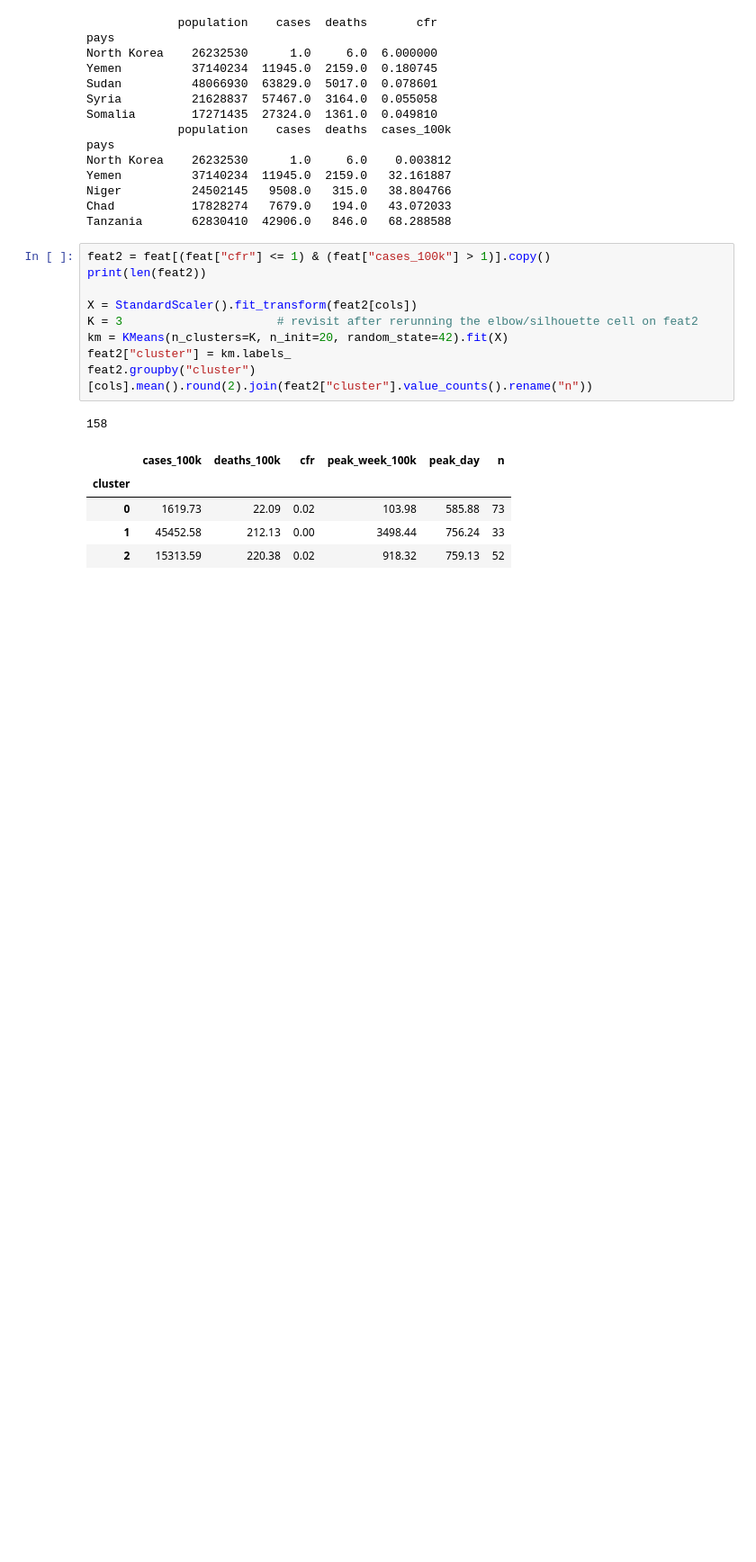
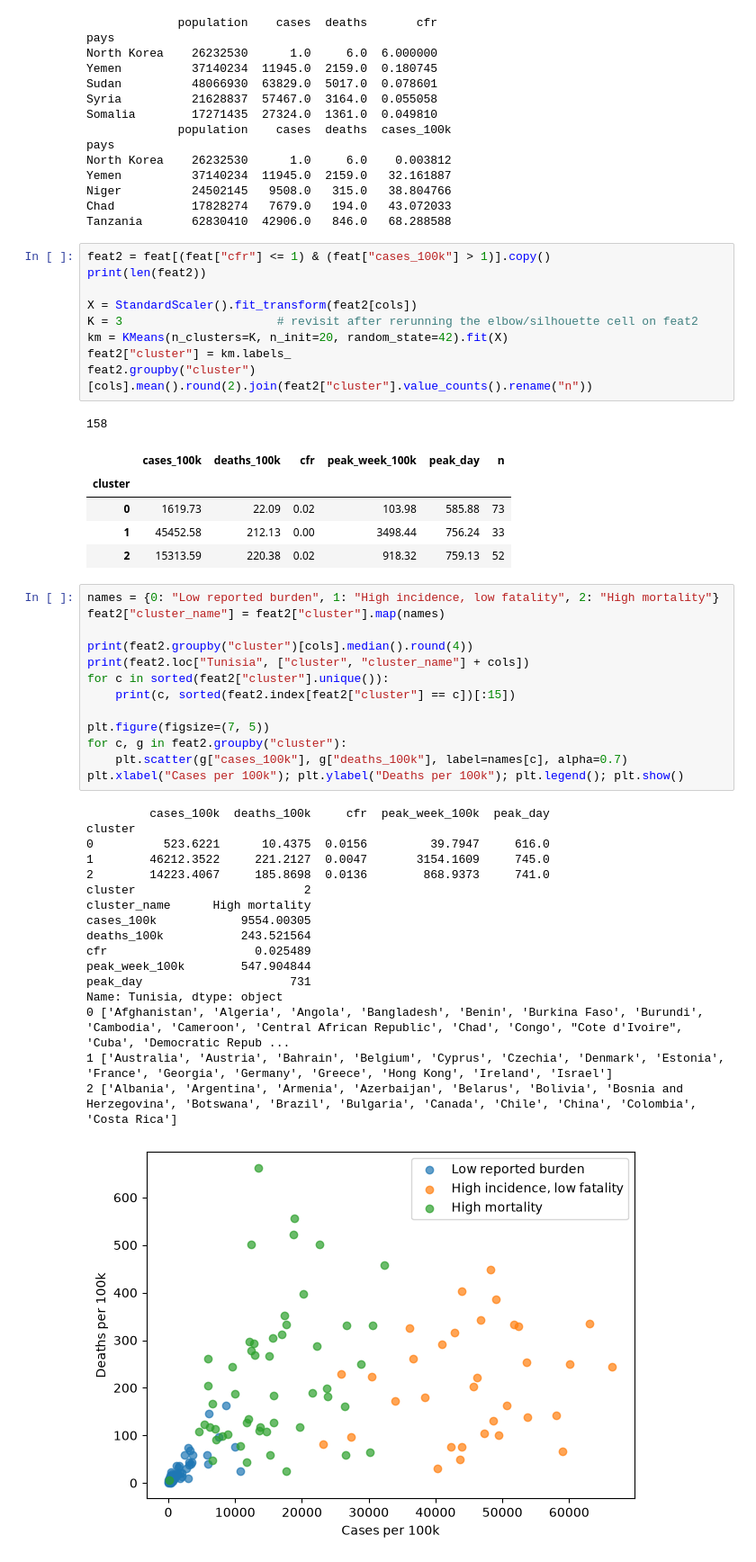
Before and after one commit to Emna8888/covid_analysis, a Jupyter notebook: ML/02_clustering.ipynb, the cells around one changed output. Shown at 90% size. Drawn from its saved outputs; the diff is of its cells as text; blank space fills up the shorter version.

Commit message:
Cluster countries with k-means (k=3) on epidemic profile features

```diff
--- a/ML/02_clustering.ipynb
+++ b/ML/02_clustering.ipynb
@@ -96,3 +96,34 @@ feat2.groupby("cluster")[cols].mean().round(2).join(feat2["cluster"].value_count
 | 0 | 1619.73 | 22.09 | 0.02 | 103.98 | 585.88 | 73 |
 | 1 | 45452.58 | 212.13 | 0.00 | 3498.44 | 756.24 | 33 |
 | 2 | 15313.59 | 220.38 | 0.02 | 918.32 | 759.13 | 52 |
+# %%
+names = {0: "Low reported burden", 1: "High incidence, low fatality", 2: "High mortality"}
+feat2["cluster_name"] = feat2["cluster"].map(names)
+
+print(feat2.groupby("cluster")[cols].median().round(4))
+print(feat2.loc["Tunisia", ["cluster", "cluster_name"] + cols])
+for c in sorted(feat2["cluster"].unique()):
+    print(c, sorted(feat2.index[feat2["cluster"] == c])[:15])
+
+plt.figure(figsize=(7, 5))
+for c, g in feat2.groupby("cluster"):
+    plt.scatter(g["cases_100k"], g["deaths_100k"], label=names[c], alpha=0.7)
+plt.xlabel("Cases per 100k"); plt.ylabel("Deaths per 100k"); plt.legend(); plt.show()
+# %% [output]
+         cases_100k  deaths_100k     cfr  peak_week_100k  peak_day
+cluster
+0          523.6221      10.4375  0.0156         39.7947     616.0
+1        46212.3522     221.2127  0.0047       3154.1609     745.0
+2        14223.4067     185.8698  0.0136        868.9373     741.0
+cluster                        2
+cluster_name      High mortality
+cases_100k            9554.00305
+deaths_100k           243.521564
+cfr                     0.025489
+peak_week_100k        547.904844
+peak_day                     731
+Name: Tunisia, dtype: object
+0 ['Afghanistan', 'Algeria', 'Angola', 'Bangladesh', 'Benin', 'Burkina Faso', 'Burundi', 'Cambodia', 'Cameroon', 'Central African Republic', 'Chad', 'Congo', "Cote d'Ivoire", 'Cuba', 'Democratic Repub ...
+1 ['Australia', 'Austria', 'Bahrain', 'Belgium', 'Cyprus', 'Czechia', 'Denmark', 'Estonia', 'France', 'Georgia', 'Germany', 'Greece', 'Hong Kong', 'Ireland', 'Israel']
+2 ['Albania', 'Argentina', 'Armenia', 'Azerbaijan', 'Belarus', 'Bolivia', 'Bosnia and Herzegovina', 'Botswana', 'Brazil', 'Bulgaria', 'Canada', 'Chile', 'China', 'Colombia', 'Costa Rica']
+[figure, added]
```
Also changed, not shown: parts of 1 cell of this notebook.
